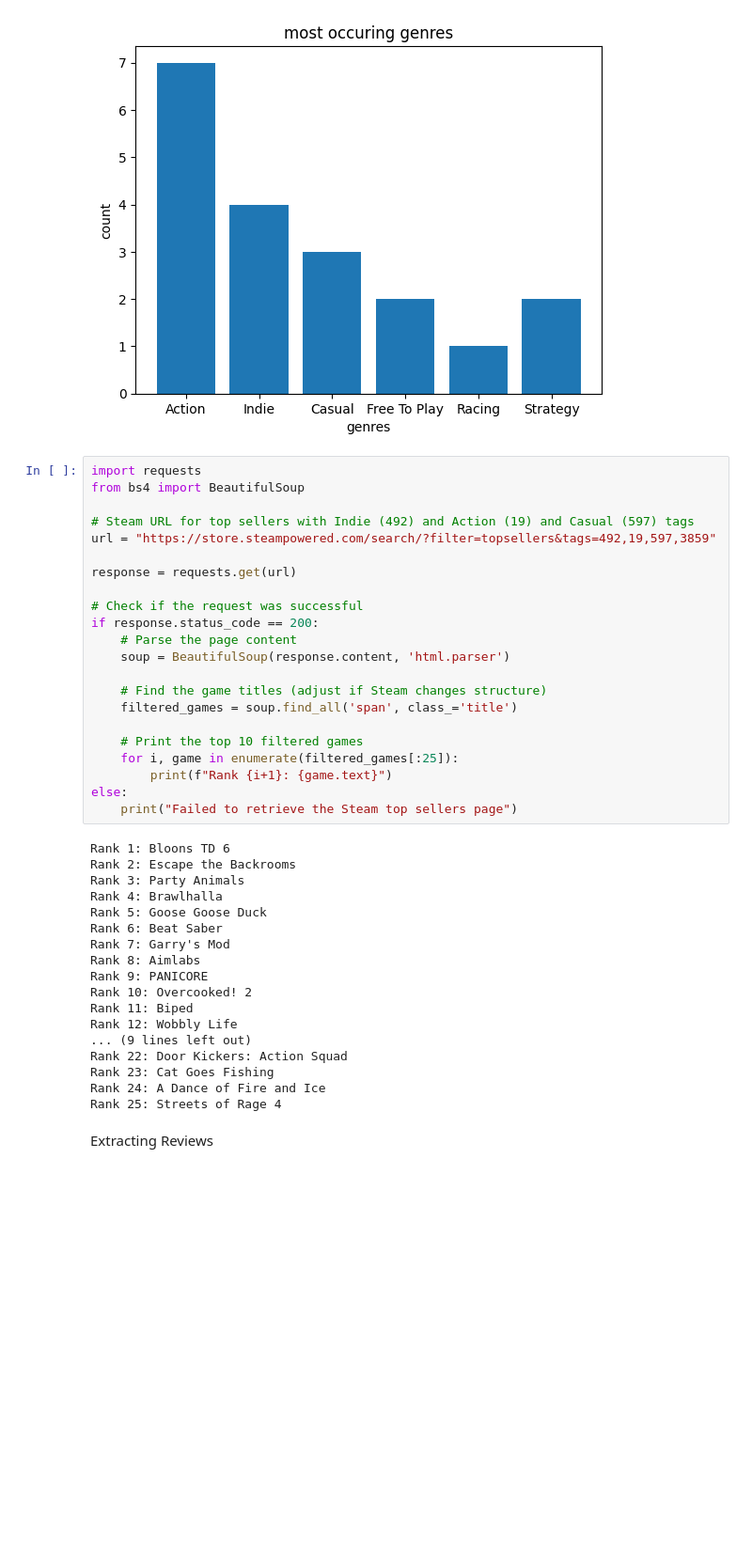
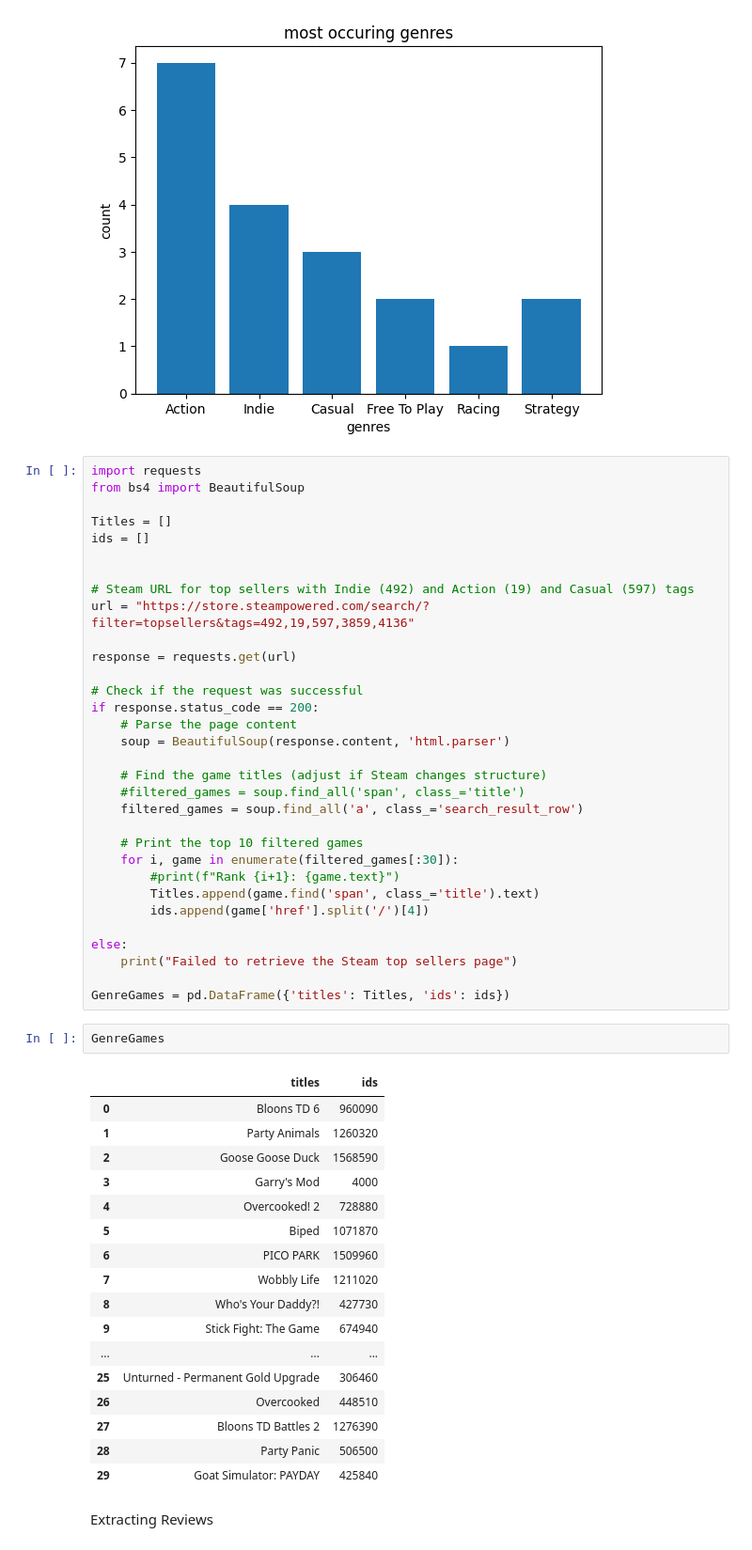
Before and after one commit to bluecoder777/Game-Promotion-Analysis, a Jupyter notebook: SteamGames.ipynb, the cells around one changed output. Shown at 94% size. Drawn from its saved outputs; the diff is of its cells as text; blank space fills up the shorter version.

Commit message:
Similar Games list generated

```diff
--- a/SteamGames.ipynb
+++ b/SteamGames.ipynb
@@ -139,8 +139,12 @@ Text(0, 0.5, 'count')
 import requests
 from bs4 import BeautifulSoup
 
+Titles = []
+ids = []
+
+
 # Steam URL for top sellers with Indie (492) and Action (19) and Casual (597) tags
-url = "https://store.steampowered.com/search/?filter=topsellers&tags=492,19,597,3859"
+url = "https://store.steampowered.com/search/?filter=topsellers&tags=492,19,597,3859,4136"
 
 response = requests.get(url)
 
@@ -150,31 +154,39 @@ if response.status_code == 200:
     soup = BeautifulSoup(response.content, 'html.parser')
 
     # Find the game titles (adjust if Steam changes structure)
-    filtered_games = soup.find_all('span', class_='title')
+    #filtered_games = soup.find_all('span', class_='title')
+    filtered_games = soup.find_all('a', class_='search_result_row')
 
     # Print the top 10 filtered games
-    for i, game in enumerate(filtered_games[:25]):
-        print(f"Rank {i+1}: {game.text}")
+    for i, game in enumerate(filtered_games[:30]):
+        #print(f"Rank {i+1}: {game.text}")
+        Titles.append(game.find('span', class_='title').text)
+        ids.append(game['href'].split('/')[4])
+
 else:
     print("Failed to retrieve the Steam top sellers page")
+
+GenreGames = pd.DataFrame({'titles': Titles, 'ids': ids})
-# %% [output]
-Rank 1: Bloons TD 6
-Rank 2: Escape the Backrooms
-Rank 3: Party Animals
-Rank 4: Brawlhalla
-Rank 5: Goose Goose Duck
-Rank 6: Beat Saber
-Rank 7: Garry's Mod
-Rank 8: Aimlabs
-Rank 9: PANICORE
-Rank 10: Overcooked! 2
-Rank 11: Biped
-Rank 12: Wobbly Life
-... (9 lines left out)
-Rank 22: Door Kickers: Action Squad
-Rank 23: Cat Goes Fishing
-Rank 24: A Dance of Fire and Ice
-Rank 25: Streets of Rage 4
+# %%
+GenreGames
+# %% [output]
+|  | titles | ids |
+| 0 | Bloons TD 6 | 960090 |
+| 1 | Party Animals | 1260320 |
+| 2 | Goose Goose Duck | 1568590 |
+| 3 | Garry's Mod | 4000 |
+| 4 | Overcooked! 2 | 728880 |
+| 5 | Biped | 1071870 |
+| 6 | PICO PARK | 1509960 |
+| 7 | Wobbly Life | 1211020 |
+| 8 | Who's Your Daddy?! | 427730 |
+| 9 | Stick Fight: The Game | 674940 |
+| ... | ... | ... |
+| 25 | Unturned - Permanent Gold Upgrade | 306460 |
+| 26 | Overcooked | 448510 |
+| 27 | Bloons TD Battles 2 | 1276390 |
+| 28 | Party Panic | 506500 |
+| 29 | Goat Simulator: PAYDAY | 425840 |
 # %% [markdown]
 Extracting Reviews
 # %%
```
